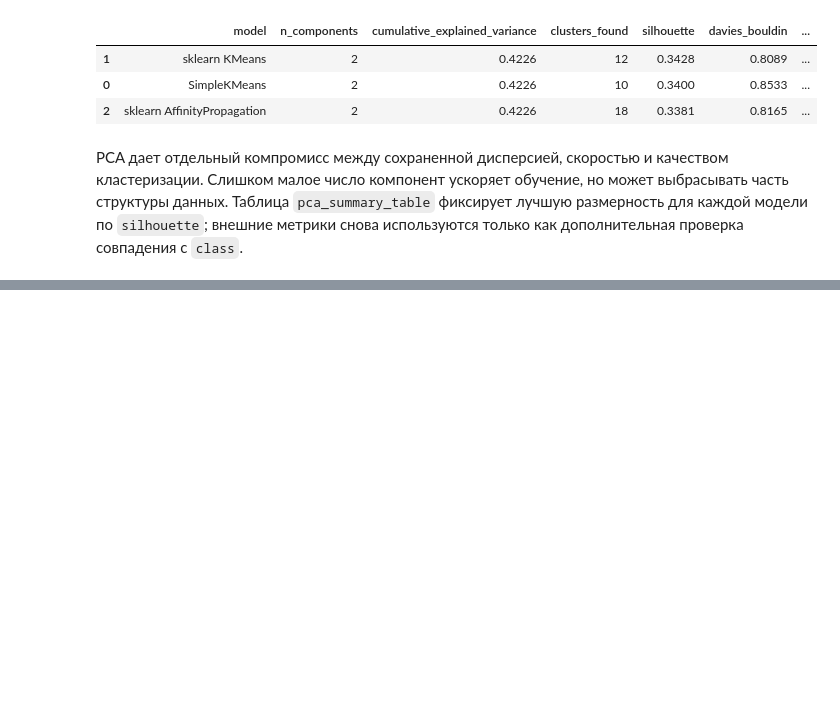
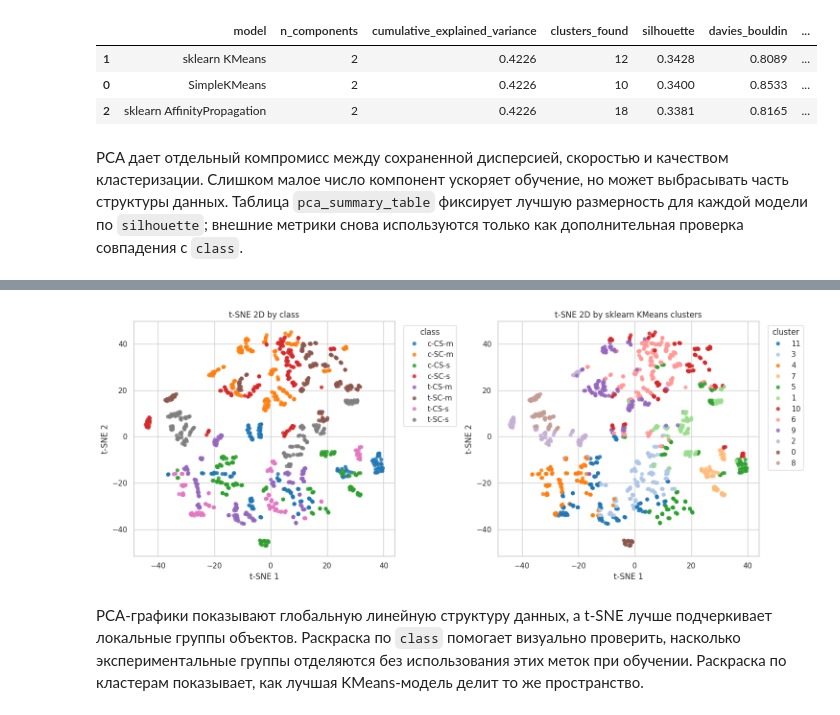
Before and after one commit to homka122/HomkaML, a Jupyter notebook: 1HW/hw1_mice_protein_clustering.ipynb, the cells around one changed output, grey strips where cells are left out. Cells and saved outputs as stored; diff of their text form; code cells hidden in the pictures; blank space fills up the shorter version.

```diff
--- a/1HW/hw1_mice_protein_clustering.ipynb
+++ b/1HW/hw1_mice_protein_clustering.ipynb
@@ -1055,0 +1141,19 @@ PCA дает отдельный компромисс между сохранен
+# %%
+from sklearn.manifold import TSNE
+
+tsne_input_components = min(30, X_pca_full.shape[1])
+X_tsne_input = X_pca_full[:, :tsne_input_components]
+
+tsne = TSNE(
+    n_components=2,
+    perplexity=30,
+    learning_rate="auto",
+    init="pca",
+    max_iter=1000,
+    random_state=42,
+)
+X_tsne = tsne.fit_transform(X_tsne_input)
+
+visualization_df["t-SNE 1"] = X_tsne[:, 0]
+visualization_df["t-SNE 2"] = X_tsne[:, 1]
+visualization_df[["t-SNE 1", "t-SNE 2", "class", "cluster"]].head()
@@ -1055,0 +1167,36 @@ PCA дает отдельный компромисс между сохранен
+# %%
+fig, axes = plt.subplots(1, 2, figsize=(15, 6))
+
+sns.scatterplot(
+    data=visualization_df,
+    x="t-SNE 1",
+    y="t-SNE 2",
+    hue="class",
+    s=35,
+    linewidth=0,
+    alpha=0.85,
+    palette="tab10",
+    ax=axes[0],
+)
+axes[0].set_title("t-SNE 2D by class")
+axes[0].legend(title="class", bbox_to_anchor=(1.02, 1), loc="upper left")
+
+sns.scatterplot(
+    data=visualization_df,
+    x="t-SNE 1",
+    y="t-SNE 2",
+    hue="cluster",
+    s=35,
+    linewidth=0,
+    alpha=0.85,
+    palette="tab20",
+    ax=axes[1],
+)
+axes[1].set_title(f"t-SNE 2D by {visual_cluster_source} clusters")
+axes[1].legend(title="cluster", bbox_to_anchor=(1.02, 1), loc="upper left", ncol=1)
+
+plt.tight_layout()
+# %% [output]
+[figure, added]
+# %% [markdown]
+PCA-графики показывают глобальную линейную структуру данных, а t-SNE лучше подчеркивает локальные группы объектов. Раскраска по `class` помогает визуально проверить, насколько экспериментальные группы отделяются без использования этих меток при обучении. Раскраска по кластерам показывает, как лучшая KMeans-модель делит то же пространство.
```
Also changed, not shown: parts of 12 cells of this notebook, 1 other file.
